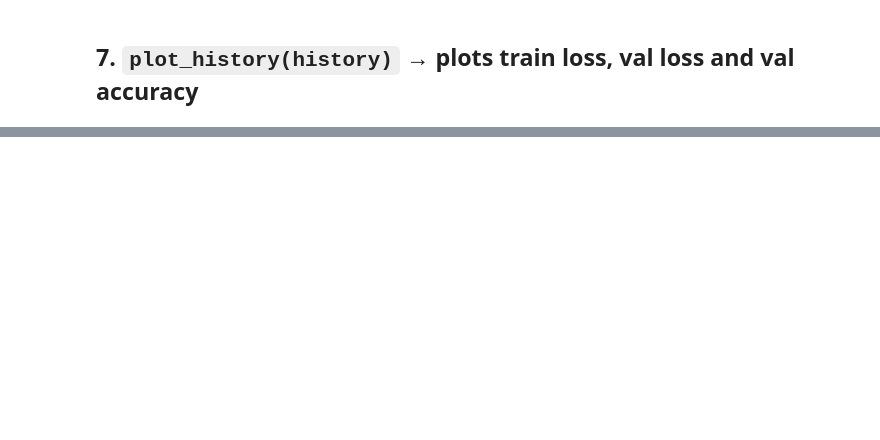
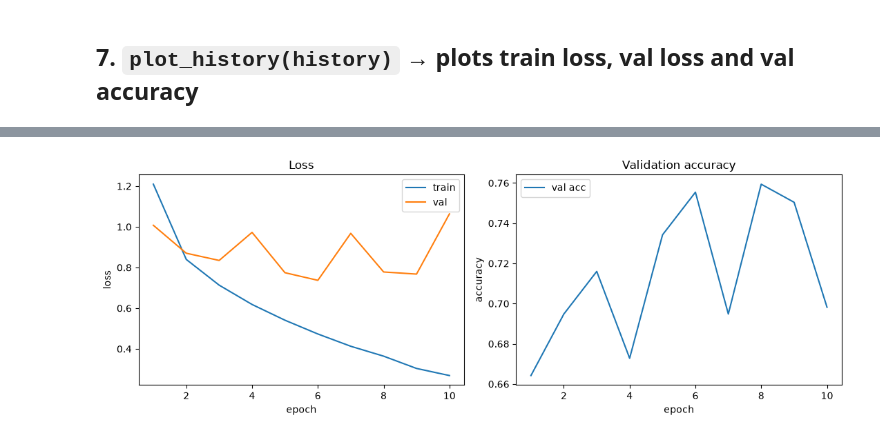
Before and after one commit to michallitwin/python-learning, a Jupyter notebook: python_dl/Deep_learning/cnn_pytorch.ipynb, the cells around one changed output, grey strips where cells are left out. Cells and saved outputs as stored; diff of their text form; code cells hidden in the pictures; blank space fills up the shorter version.

```diff
--- a/python_dl/Deep_learning/cnn_pytorch.ipynb
+++ b/python_dl/Deep_learning/cnn_pytorch.ipynb
@@ -462,0 +473,32 @@ plot_history(history)
+# %%
+def build_cnn(dropout=0.0):
+    """CNN: 3 x (Conv -> BatchNorm -> ReLU -> MaxPool) -> Flatten -> Linear."""
+    return nn.Sequential(
+        # Block 1: (3, 32, 32) -> (32, 16, 16)
+        nn.Conv2d(3, 32, kernel_size=3, padding=1),    # 32 filters, size kept by padding
+        nn.BatchNorm2d(32),                            # normalize each of 32 channels
+        nn.ReLU(),                                     # non-linearity
+        nn.MaxPool2d(2),                               # halve H and W
+
+        # Block 2: (32, 16, 16) -> (64, 8, 8)
+        nn.Conv2d(32, 64, kernel_size=3, padding=1),   # in = out of block 1
+        nn.BatchNorm2d(64),
+        nn.ReLU(),
+        nn.MaxPool2d(2),
+
+        # Block 3: (64, 8, 8) -> (128, 4, 4)
+        nn.Conv2d(64, 128, kernel_size=3, padding=1),
+        nn.BatchNorm2d(128),
+        nn.ReLU(),
+        nn.MaxPool2d(2),
+
+        # Head: (128, 4, 4) -> 2048 -> 10 class scores
+        nn.Flatten(),
+        nn.Dropout(dropout),
+        nn.Linear(2048, 10),
+    )
+# %%
+x, y = get_batch(train_loader)
+model_2 = build_cnn()
+print(model_2(x).shape)          # expected: ?
+print(count_parameters(model_2))
@@ -462,0 +530,2 @@ plot_history(history)
+# %%
+history_2 = fit(model_2, train_loader, val_loader, epochs=10, lr=1e-3, device=device)
@@ -462,0 +561,4 @@ plot_history(history)
+# %%
+plot_history(history_2)
+# %% [output]
+[figure, added]
```
Also changed, not shown: parts of 38 cells of this notebook.
